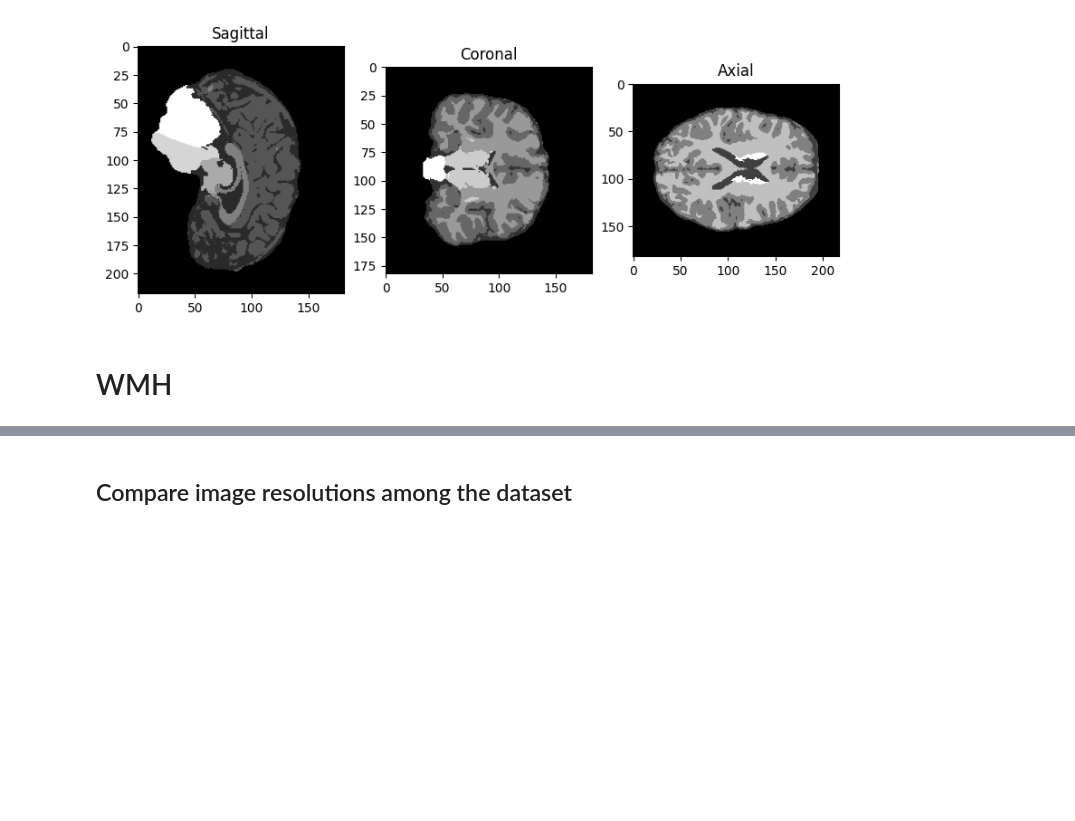
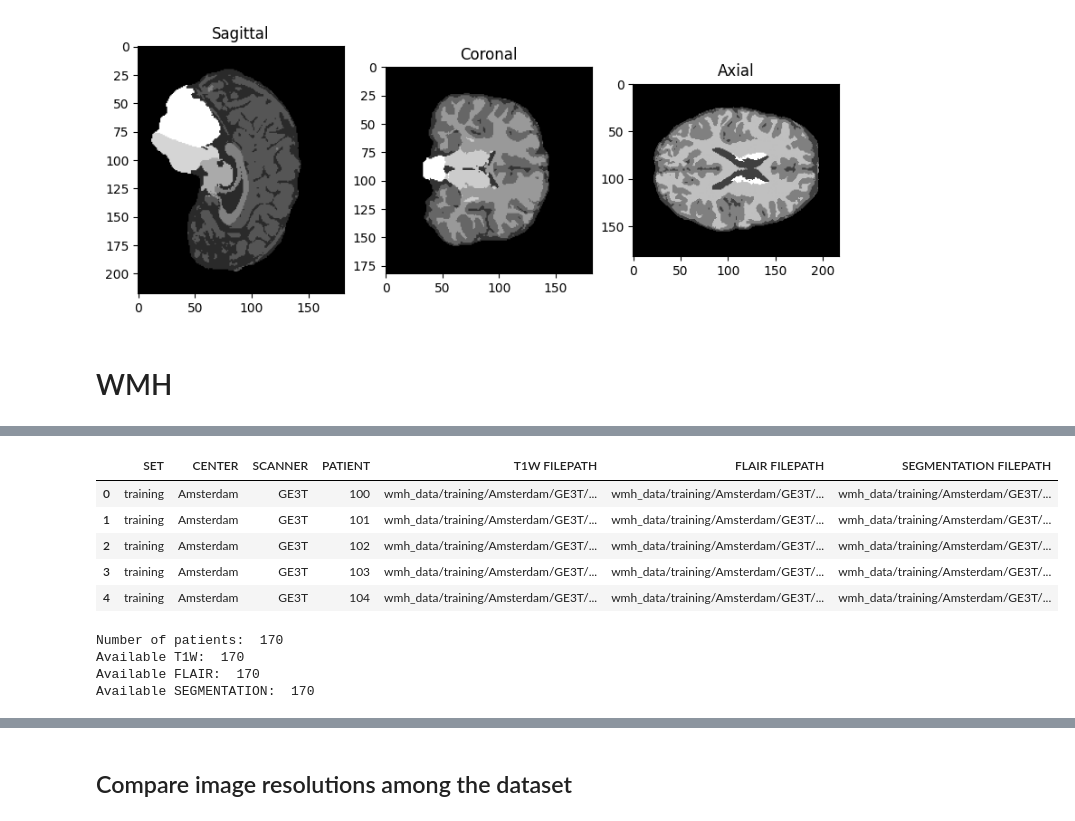
Before and after one commit to bendico765/mri-brain, a Jupyter notebook: notebooks/Dataset exploration.ipynb, the cells around one changed output, grey strips where cells are left out. Cells and saved outputs as stored; diff of their text form; code cells hidden in the pictures; blank space fills up the shorter version.

```diff
--- a/notebooks/Dataset exploration.ipynb
+++ b/notebooks/Dataset exploration.ipynb
@@ -379,0 +296,20 @@ plt.tight_layout()
+# %%
+df = WMH.get_metadata(WMH_DATASET_FOLDER)
+df.head()
+# %% [output]
+|  | SET | CENTER | SCANNER | PATIENT | T1W FILEPATH | FLAIR FILEPATH | SEGMENTATION FILEPATH |
+| 0 | training | Amsterdam | GE3T | 100 | wmh_data/training/Amsterdam/GE3T/... | wmh_data/training/Amsterdam/GE3T/... | wmh_data/training/Amsterdam/GE3T/... |
+| 1 | training | Amsterdam | GE3T | 101 | wmh_data/training/Amsterdam/GE3T/... | wmh_data/training/Amsterdam/GE3T/... | wmh_data/training/Amsterdam/GE3T/... |
+| 2 | training | Amsterdam | GE3T | 102 | wmh_data/training/Amsterdam/GE3T/... | wmh_data/training/Amsterdam/GE3T/... | wmh_data/training/Amsterdam/GE3T/... |
+| 3 | training | Amsterdam | GE3T | 103 | wmh_data/training/Amsterdam/GE3T/... | wmh_data/training/Amsterdam/GE3T/... | wmh_data/training/Amsterdam/GE3T/... |
+| 4 | training | Amsterdam | GE3T | 104 | wmh_data/training/Amsterdam/GE3T/... | wmh_data/training/Amsterdam/GE3T/... | wmh_data/training/Amsterdam/GE3T/... |
+# %%
+print("Number of patients: ", len(df))
+print("Available T1W: ", df["T1W FILEPATH"].count())
+print("Available FLAIR: ", df["FLAIR FILEPATH"].count())
+print("Available SEGMENTATION: ", df["SEGMENTATION FILEPATH"].count())
+# %% [output]
+Number of patients:  170
+Available T1W:  170
+Available FLAIR:  170
+Available SEGMENTATION:  170
```
Also changed, not shown: parts of 11 cells of this notebook, 1 other file.
